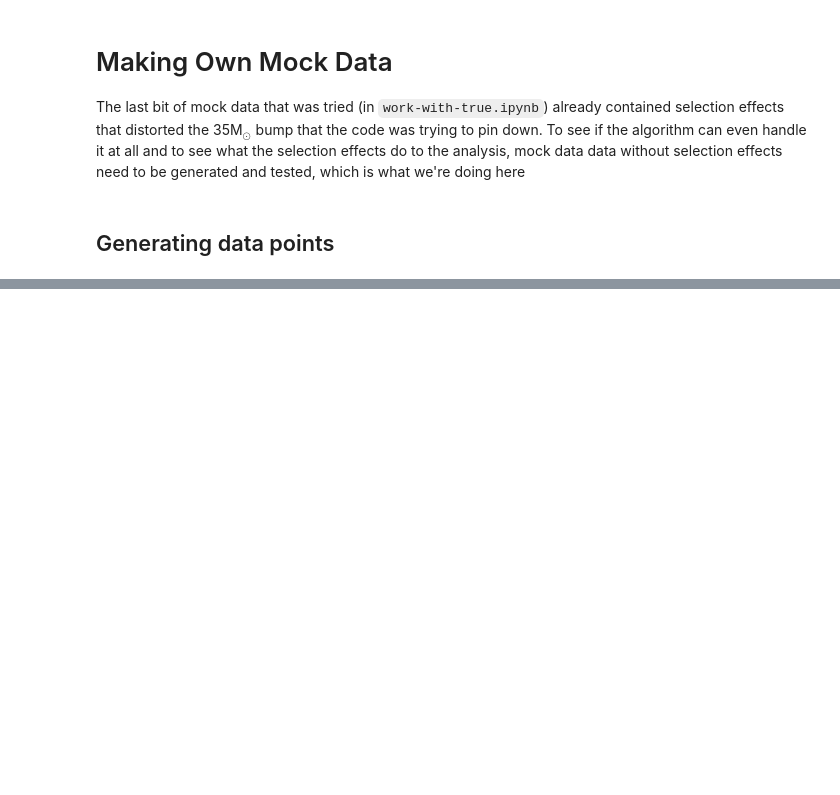
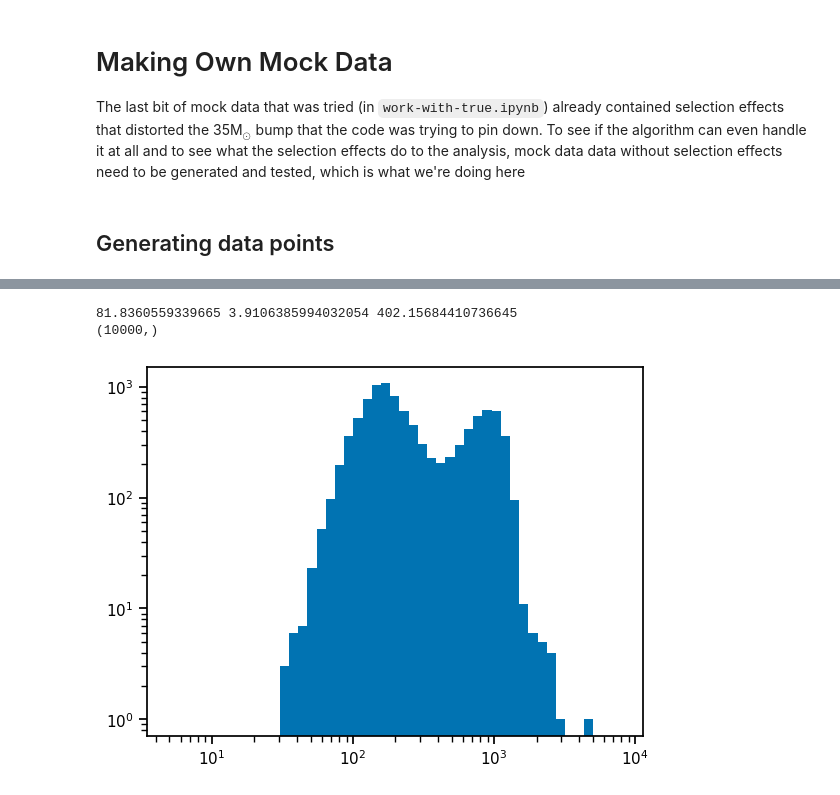
Before and after one commit to farr/FastMFCosmology, a Jupyter notebook: Make-Own-Data.ipynb, the cells around one changed output, grey strips where cells are left out. Drawn from its saved outputs; the diff is of its cells as text; code cells hidden in the pictures; blank space fills up the shorter version.

```diff
--- a/Make-Own-Data.ipynb
+++ b/Make-Own-Data.ipynb
@@ -91,0 +111,4 @@ plt.yscale('log')
+# %%
+ms = generate_masses()
+d_Ls = generate_dLs()
+zs = dLs_to_zs(d_Ls)
@@ -91,0 +204,11 @@ plt.yscale('log')
+# %%
+m_det = ms*(1+zs)
+print(np.mean(ms), np.mean(zs), np.mean(m_det))
+print(m1_det.shape)
+plt.hist(m_det, bins=np.logspace(np.log10(5), np.log10(max(m_det)), 50))
+plt.xscale('log')
+plt.yscale('log')
+# %% [output]
+81.8360559339665 3.9106385994032054 402.15684410736645
+(10000,)
+[figure, added]
```
Also changed, not shown: parts of 12 cells of this notebook.
